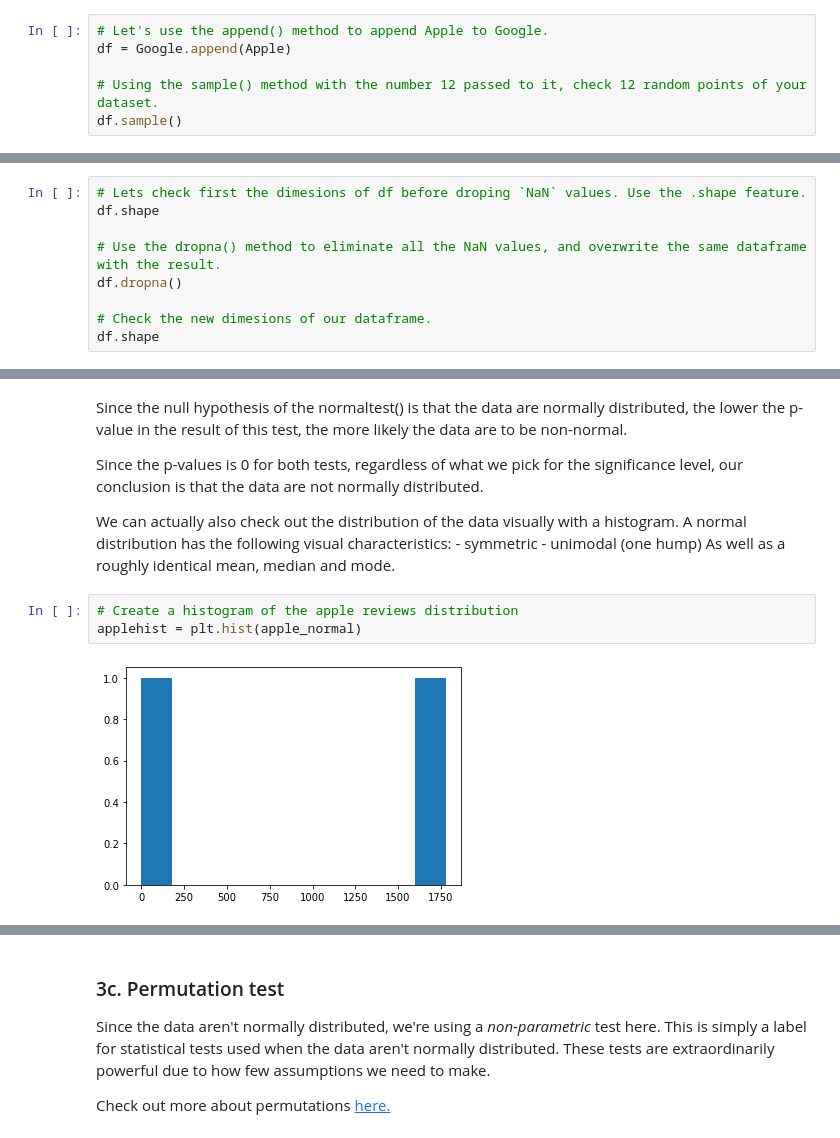
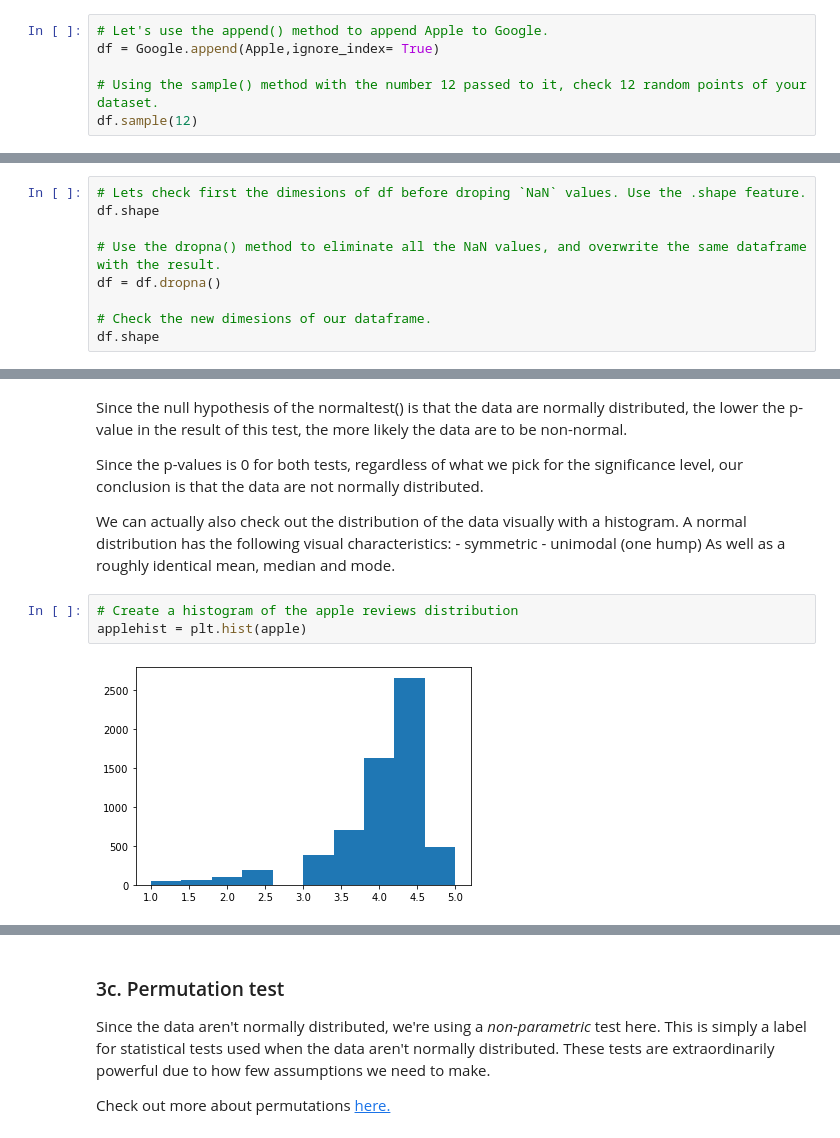
Before and after one commit to michaellaephillips/SpringBoardFrequentist, a Jupyter notebook: Project Files/Springboard Apps project - Tier 3 - Complete.ipynb, the cells around one changed output, grey strips where cells are left out. Drawn from its saved outputs; the diff is of its cells as text.

```diff
--- a/Project Files/Springboard Apps project - Tier 3 - Complete.ipynb
+++ b/Project Files/Springboard Apps project - Tier 3 - Complete.ipynb
@@ -286,9 +286,9 @@ Apple = Apple.rename(columns=dict(zip(old_names,new_names)))
 Let's combine the two datasets into a single data frame called `df`.
 # %%
 # Let's use the append() method to append Apple to Google.
-df = Google.append(Apple)
+df = Google.append(Apple,ignore_index= True)
 
 # Using the sample() method with the number 12 passed to it, check 12 random points of your dataset.
-df.sample()
+df.sample(12)
 # %% [output]
 |  | Category | Rating | Reviews | Price | platform |
@@ -302,7 +313,7 @@ As you can see there are some `NaN` values. We want to eliminate all these `NaN`
 df.shape
 
 # Use the dropna() method to eliminate all the NaN values, and overwrite the same dataframe with the result.
-df.dropna()
+df = df.dropna()
 
 # Check the new dimesions of our dataframe.
 df.shape
@@ -427,8 +438,8 @@ We can actually also check out the distribution of the data visually with a hist
 As well as a roughly identical mean, median and mode.
 # %%
 # Create a histogram of the apple reviews distribution
-applehist = plt.hist(apple_normal)
+applehist = plt.hist(apple)
 # %% [output]
-[figure, old version]
+[figure, new version]
 # %%
 # Create a histogram of the google data
```
Also changed, not shown: parts of 8 cells of this notebook.
